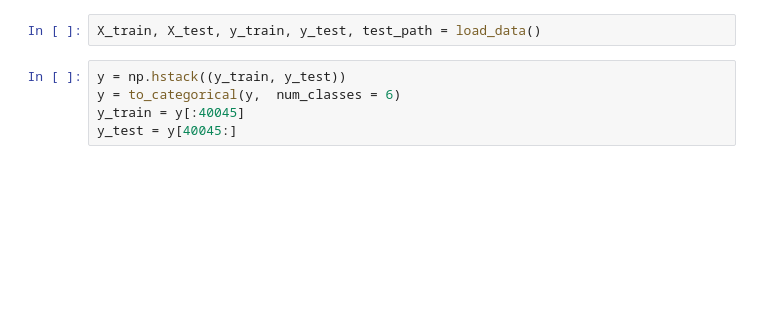
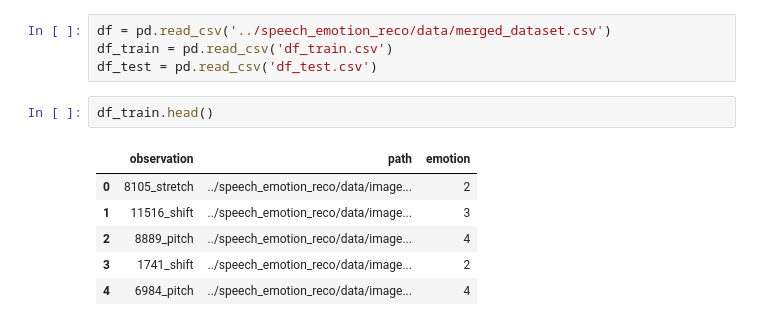
Before and after one commit to caronarthur/ai-motion, a Jupyter notebook: notebooks/raph_NN_model.ipynb, the cells around one changed output. Saved outputs shown, nothing was run; the diff lists cells and outputs as text; blank space fills up the shorter version.

```diff
--- a/notebooks/raph_NN_model.ipynb
+++ b/notebooks/raph_NN_model.ipynb
@@ -72,7 +26,13 @@ def load_data():
-# %%
-X_train, X_test, y_train, y_test, test_path = load_data()
-# %%
-y = np.hstack((y_train, y_test))
-y = to_categorical(y,  num_classes = 6)
-y_train = y[:40045]
-y_test = y[40045:]
+# %%
+df = pd.read_csv('../speech_emotion_reco/data/merged_dataset.csv')
+df_train = pd.read_csv('df_train.csv')
+df_test = pd.read_csv('df_test.csv')
+# %%
+df_train.head()
+# %% [output]
+|  | observation | path | emotion |
+| 0 | 8105_stretch | ../speech_emotion_reco/data/image... | 2 |
+| 1 | 11516_shift | ../speech_emotion_reco/data/image... | 3 |
+| 2 | 8889_pitch | ../speech_emotion_reco/data/image... | 4 |
+| 3 | 1741_shift | ../speech_emotion_reco/data/image... | 2 |
+| 4 | 6984_pitch | ../speech_emotion_reco/data/image... | 4 |
```
Also changed, not shown: parts of 31 cells of this notebook.
